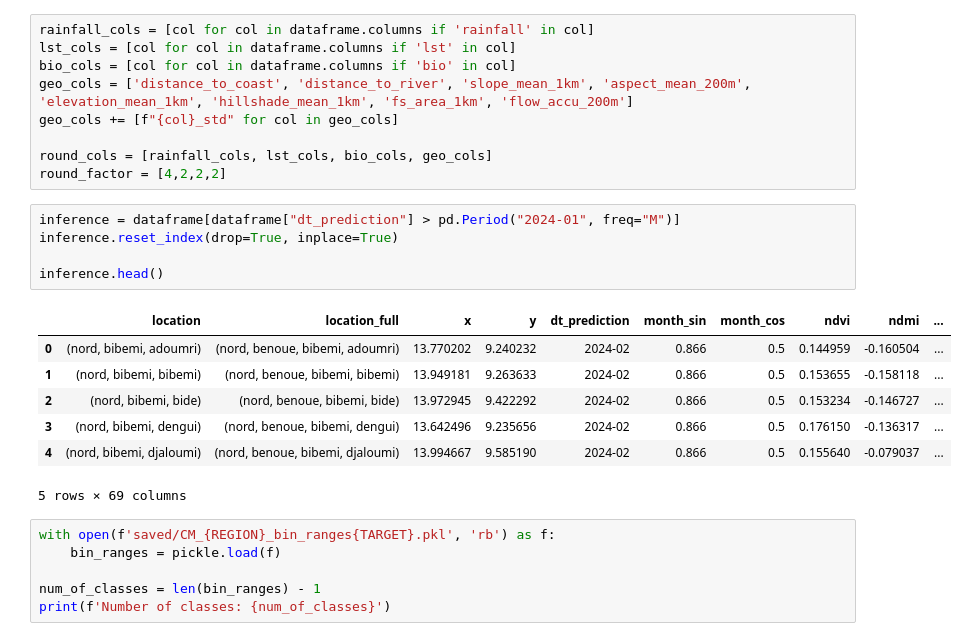
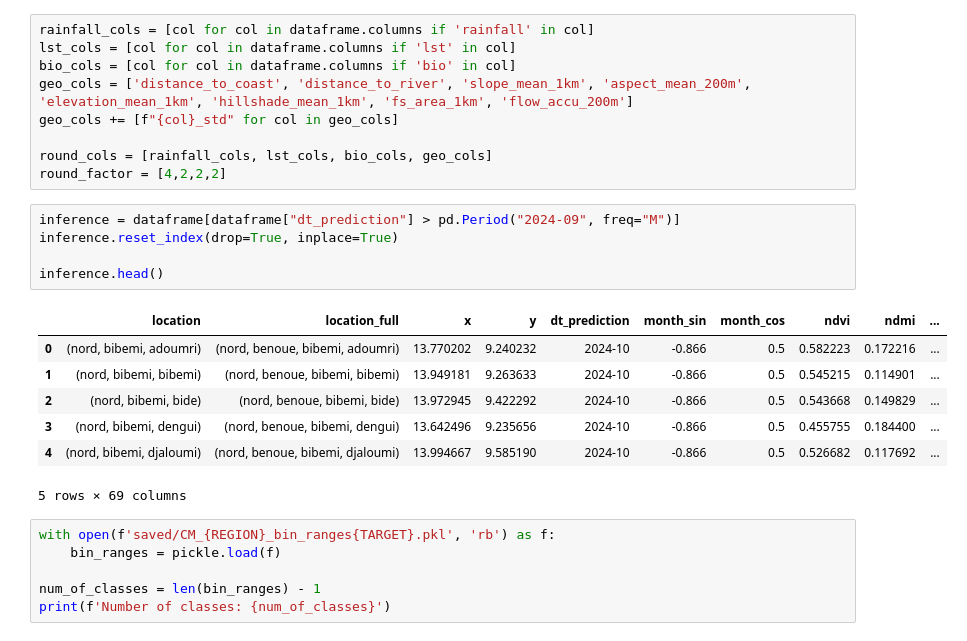
Before and after one commit to dsainidis/MBD-Prediction, a Jupyter notebook: NUTS3 Level/Cameroon/notebooks/Nord/modeling/21_CM_Nord_Inference_und5.ipynb, the cells around one changed output. Cells and saved outputs as stored; diff of their text form.

```diff
--- a/NUTS3 Level/Cameroon/notebooks/Nord/modeling/21_CM_Nord_Inference_und5.ipynb
+++ b/NUTS3 Level/Cameroon/notebooks/Nord/modeling/21_CM_Nord_Inference_und5.ipynb
@@ -65,17 +65,17 @@ geo_cols += [f"{col}_std" for col in geo_cols]
 round_cols = [rainfall_cols, lst_cols, bio_cols, geo_cols]
 round_factor = [4,2,2,2]
 # %%
-inference = dataframe[dataframe["dt_prediction"] > pd.Period("2024-01", freq="M")]
+inference = dataframe[dataframe["dt_prediction"] > pd.Period("2024-09", freq="M")]
 inference.reset_index(drop=True, inplace=True)
 
 inference.head()
 # %% [output]
 |  | location | location_full | x | y | dt_prediction | month_sin | month_cos | ndvi | ndmi | ... |
-| 0 | (nord, bibemi, adoumri) | (nord, benoue, bibemi, adoumri) | 13.770202 | 9.240232 | 2024-02 | 0.866 | 0.5 | 0.144959 | -0.160504 | ... |
-| 1 | (nord, bibemi, bibemi) | (nord, benoue, bibemi, bibemi) | 13.949181 | 9.263633 | 2024-02 | 0.866 | 0.5 | 0.153655 | -0.158118 | ... |
-| 2 | (nord, bibemi, bide) | (nord, benoue, bibemi, bide) | 13.972945 | 9.422292 | 2024-02 | 0.866 | 0.5 | 0.153234 | -0.146727 | ... |
-| 3 | (nord, bibemi, dengui) | (nord, benoue, bibemi, dengui) | 13.642496 | 9.235656 | 2024-02 | 0.866 | 0.5 | 0.176150 | -0.136317 | ... |
-| 4 | (nord, bibemi, djaloumi) | (nord, benoue, bibemi, djaloumi) | 13.994667 | 9.585190 | 2024-02 | 0.866 | 0.5 | 0.155640 | -0.079037 | ... |
+| 0 | (nord, bibemi, adoumri) | (nord, benoue, bibemi, adoumri) | 13.770202 | 9.240232 | 2024-10 | -0.866 | 0.5 | 0.582223 | 0.172216 | ... |
+| 1 | (nord, bibemi, bibemi) | (nord, benoue, bibemi, bibemi) | 13.949181 | 9.263633 | 2024-10 | -0.866 | 0.5 | 0.545215 | 0.114901 | ... |
+| 2 | (nord, bibemi, bide) | (nord, benoue, bibemi, bide) | 13.972945 | 9.422292 | 2024-10 | -0.866 | 0.5 | 0.543668 | 0.149829 | ... |
+| 3 | (nord, bibemi, dengui) | (nord, benoue, bibemi, dengui) | 13.642496 | 9.235656 | 2024-10 | -0.866 | 0.5 | 0.455755 | 0.184400 | ... |
+| 4 | (nord, bibemi, djaloumi) | (nord, benoue, bibemi, djaloumi) | 13.994667 | 9.585190 | 2024-10 | -0.866 | 0.5 | 0.526682 | 0.117692 | ... |
 5 rows × 69 columns
 # %%
 with open(f'saved/CM_{REGION}_bin_ranges{ΤARGET}.pkl', 'rb') as f:
```
Also changed, not shown: parts of 8 cells of this notebook, 21 other files.
